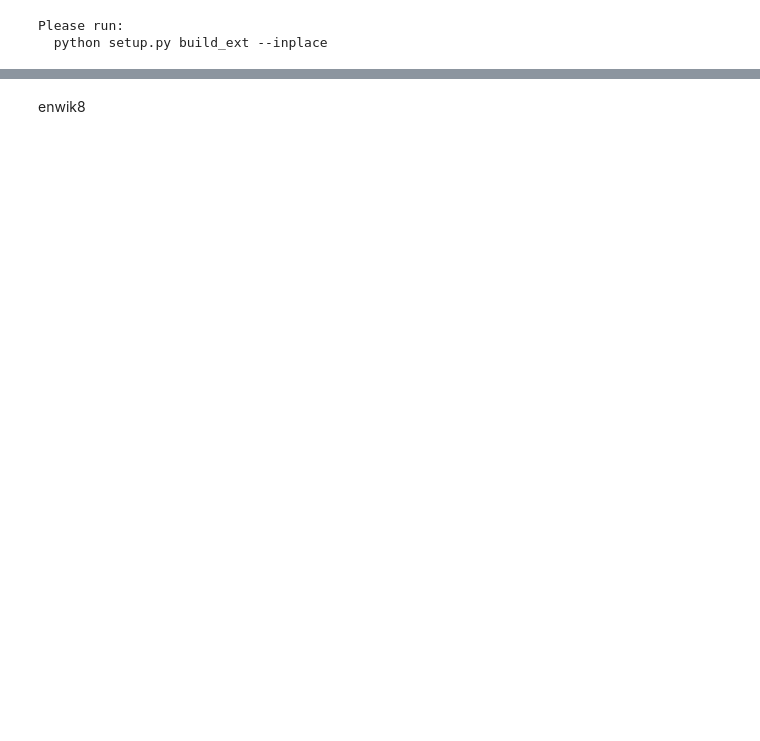
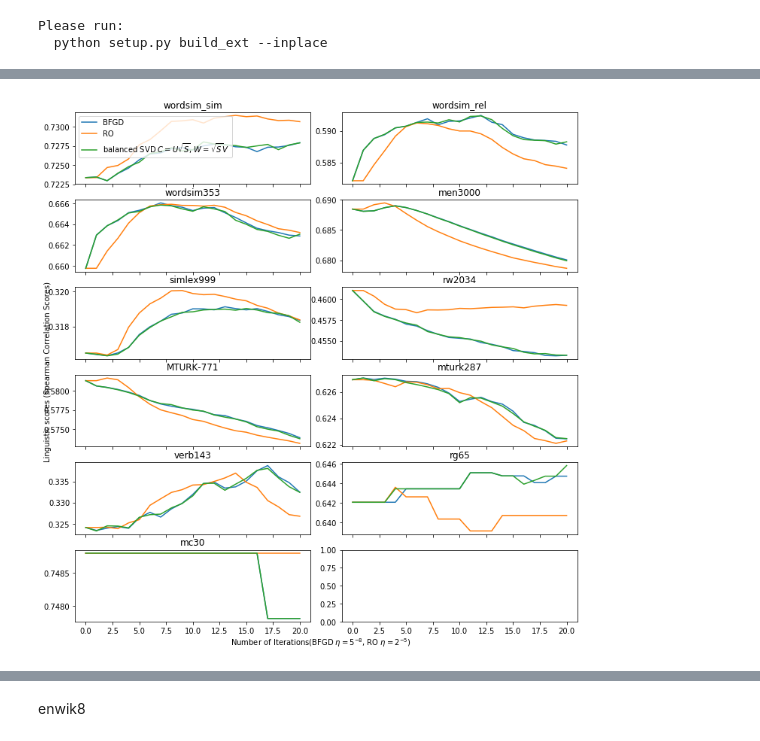
Before and after one commit to YerongLi/BFGD-sgns, a Jupyter notebook: evaluation.ipynb, the cells around one changed output, grey strips where cells are left out. Drawn from its saved outputs; the diff is of its cells as text; code cells hidden in the pictures; blank space fills up the shorter version.

Commit message:
visualization update

```diff
--- a/evaluation.ipynb
+++ b/evaluation.ipynb
@@ -31,3 +30,76 @@ dictionary = {'Evaluation':[],'BFGD':[],'RO':[], 'word2vec':[], 'number of pairs
 # %% [output]
 Please run:
   python setup.py build_ext --inplace
+# %%
+%%time
+%matplotlib inline
+#datapath='enwik-200/BFGDiter_fromenwik8_dense_dim100_step1e-07_0.0'
+#datapath='enwik-200/PSiter_fromenwik8_dim100_step1e-05_0.0'
+#datapath='enwik-200/PSiter_fromenwik8PMM_dim100_step1e-05_0.0'
+#datapath='enwik-200/PSiter_from9X0_dim100_step5e-05_0.0'
+#datapath='enwik-200/BFGDiter_from8PMM_dim100_step2.59178322952e-08_0.0'
+#datapath='enwik-200/BFGDiter_from8X0_dim100_step2.59178322952e-08_0.0'
+#datapath= 'enwik-200/PSiter_from9PPM_dim100_step1e-05_0.0'
+#datapath= 'enwik-200/PS10iter_fromSVD_dim100_step5e-05_factors/'
+#datapath='enwik-200/BFGDiter_from9X0_dim100_step2.441114203507839e-09_0.0'
+#datapath='initializations/SPPMI5/'
+#datapath='enwik-200/BFGDiter_from9PPM_dim100_step2e-05_0.0'
+#datapath='enwik-200/biasedRevBFGDiter_from8SPPMI5_dim100_step1e-07_0.0'
+#datapath='enwik-200/PSiter_from9PPM_dim100_step2e-05_0.0'
+file_list=[
+    'BFGDiter_from9PPM_dim100_step5e-08_0.0',
+    'PSiter_from9PPM_dim100_step2e-05_0.0',
+    #'biasedRevBFGDiter_from9PPM_dim100_step5e-08_0.0',
+    'revBFGDiter_from9PPM_dim100_step5e-08_0.0'
+]
+label_list={
+    'BFGDiter_from9PPM_dim100_step5e-08_0.0': 'BFGD',
+    'PSiter_from9PPM_dim100_step2e-05_0.0': 'RO',
+    'biasedRevBFGDiter_from9PPM_dim100_step5e-08_0.0': 'unbalanced SVD $C=U$, $W=SV$',
+    'revBFGDiter_from9PPM_dim100_step5e-08_0.0': 'balanced SVD $C=U\sqrt{S}$, $W=\sqrt{S}V$'
+}
+sorted_names = ['wordsim_sim', 'wordsim_rel', 'wordsim353','men3000','simlex999',
+                'rw2034', 'MTURK-771', 'mturk287', 'verb143','rg65', 'mc30']
+#sorted_names = ['wordsim_sim', 'wordsim_rel']
+column = 2
+row = 6
+fig, axarr = plt.subplots(row, column, sharex=True, figsize=(10, 10))
+fig.tight_layout()
+for idx, name in enumerate(sorted_names):
+    i=idx//column
+    j=idx%column
+    axarr[i,j].set_title(name)
+    for datapath in file_list:
+        datapath = 'enwik-200/'+datapath
+        ben_dict, steps =bench_dict(from_folder=datapath,
+              MAX_ITER=100,plot_corrs=False)
+#print(corr_dict1)
+#corr_dict=corr_dict1
+        axarr[i,j].plot(steps, ben_dict[name], label=label_list[datapath.split('/')[1]])
+
+        max_dict= {benchmark:
+               (round(max(ben_dict[benchmark]),5), steps[np.argmax(ben_dict[benchmark])])
+                                                                           for benchmark in ben_dict.keys()}
+    #print(datapath, max_dict)
+axarr[0,0].legend(loc='best')
+fig.text(-0.003,0.5, "Linguistic scores (Spearman Correlation Scores)", ha="center", va="center",  rotation=90)
+fig.text(0.5,0.0, "Number of Iterations(BFGD $\eta=5^{-8}$, RO $\eta=2^{-5}$)", ha="center", va="center")
+'''
+datapath='enwik-200/BFGDiter_from8SPPMI5_dim100_step6e-07_0.0'
+corr_dict2=datasets_corr(from_folder=datapath,
+              MAX_ITER=50,plot_corrs=False)
+max_dict= {benchmark:
+           (round(max(corr_dict2[benchmark][1]),5), corr_dict2[benchmark][0][np.argmax(corr_dict2[benchmark][1])])
+                                                                           for benchmark in corr_dict2}
+
+print(max_dict)'''
+
+'''datapath='enwik-200/biasedRevBFGDiter_from8SPPMI5_dim100_step1e-07_0.0'
+corr_dict3=datasets_corr(from_folder=datapath,
+              MAX_ITER=500,plot_corrs=False)
+max_dict= {benchmark:
+           (round(max(corr_dict3[benchmark][1]),5), corr_dict3[benchmark][0][np.argmax(corr_dict3[benchmark][1])])
+                                                                           for benchmark in corr_dict3}
+
+print(max_dict)'''
+# %% [output]
@@ -34,3 +108,4 @@ Please run:
+[figure, added]
 # %%
 sentences=load(from_file='data/enwik8.txt')
 skip = Word2Vec(sentences, size=dimension, min_count=5)
```
Also changed, not shown: parts of 11 cells of this notebook, 7 other files.
